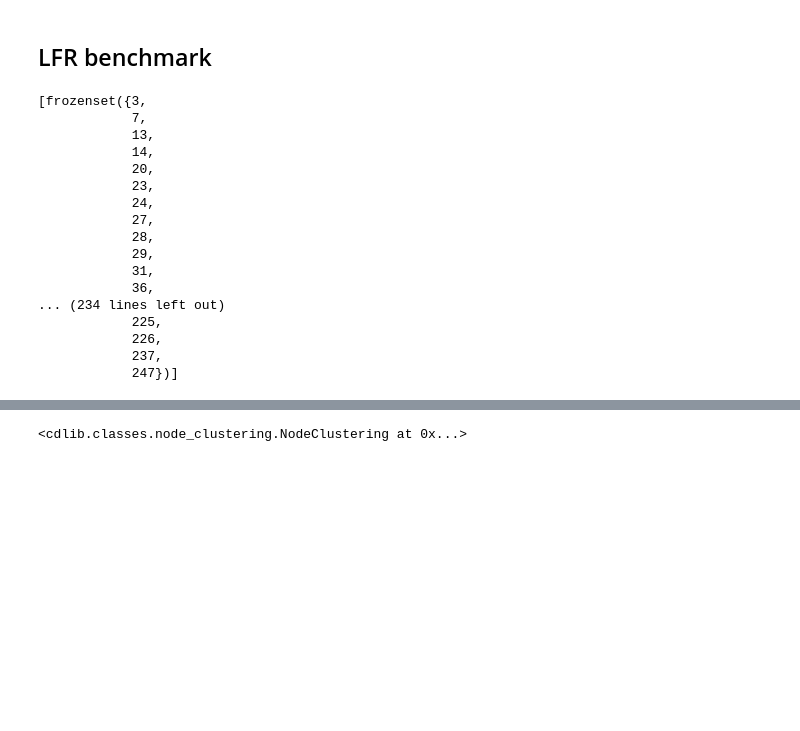
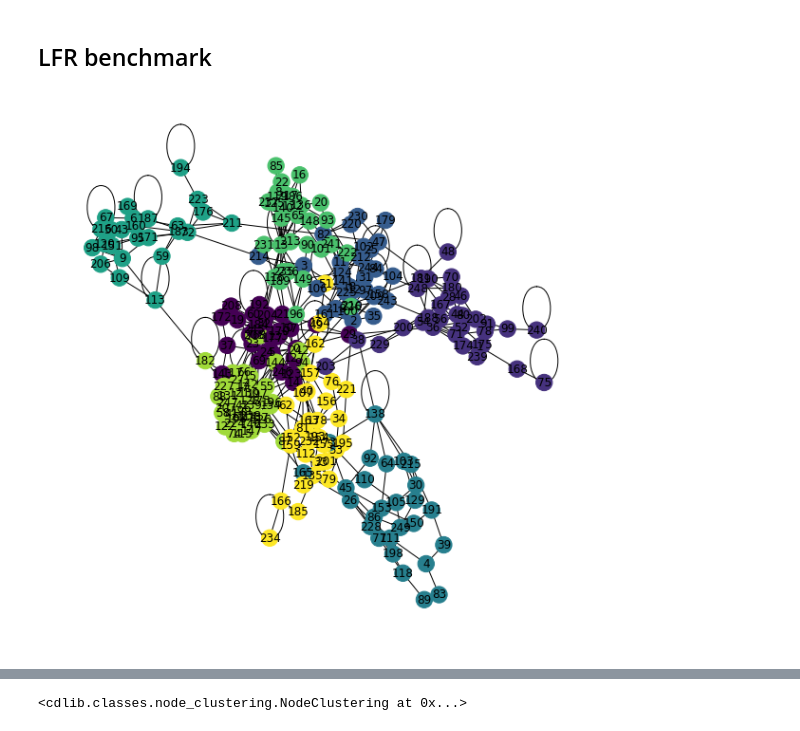
Before and after one commit to sajjadGG/Community-Detection-Task, a Jupyter notebook: Explore.ipynb, the cells around one changed output, grey strips where cells are left out. Saved outputs shown, nothing was run; the diff lists cells and outputs as text; code cells hidden in the pictures; blank space fills up the shorter version.

Commit message:
feat(CD):initialize parameters for uniform size LFR graph generation

```diff
--- a/Explore.ipynb
+++ b/Explore.ipynb
@@ -85,24 +92,3 @@ mu = 0.1
 G = lfr(
     n, tau1, tau2, mu, average_degree=5, min_community=20, seed=10
 )
-# %%
-communities = [[G.nodes[v]["community"] for v in G]]
-[c for c in communities]
-# %% [output]
-[frozenset({3,
-            7,
-            13,
-            14,
-            20,
-            23,
-            24,
-            27,
-            28,
-            29,
-            31,
-            36,
-... (234 lines left out)
-            225,
-            226,
-            237,
-            247})]
@@ -110,0 +95,8 @@ l = [G.nodes[v]["community"] for v in G]
+# %%
+n = 250
+tau1 = 3
+tau2 = 1.5
+mu = 0.1
+G = lfr(
+    n, tau1, tau2, mu, average_degree=5, min_community=20, seed=10
+)
@@ -110,0 +105,4 @@ l = [G.nodes[v]["community"] for v in G]
+# %%
+draw_graph_com(G,to_community_list(G))
+# %% [output]
+[figure, added]
```
Also changed, not shown: parts of 15 cells of this notebook.
